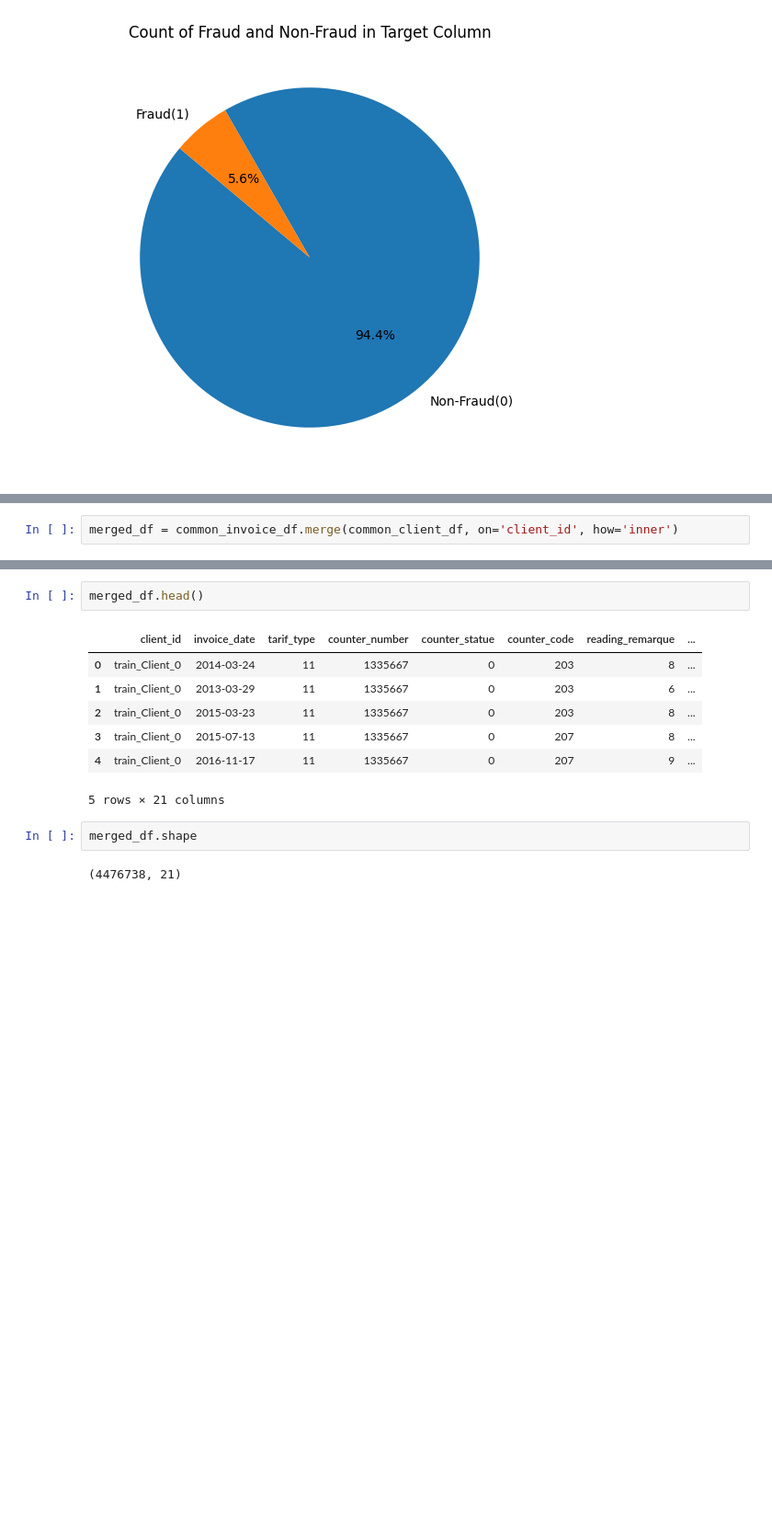
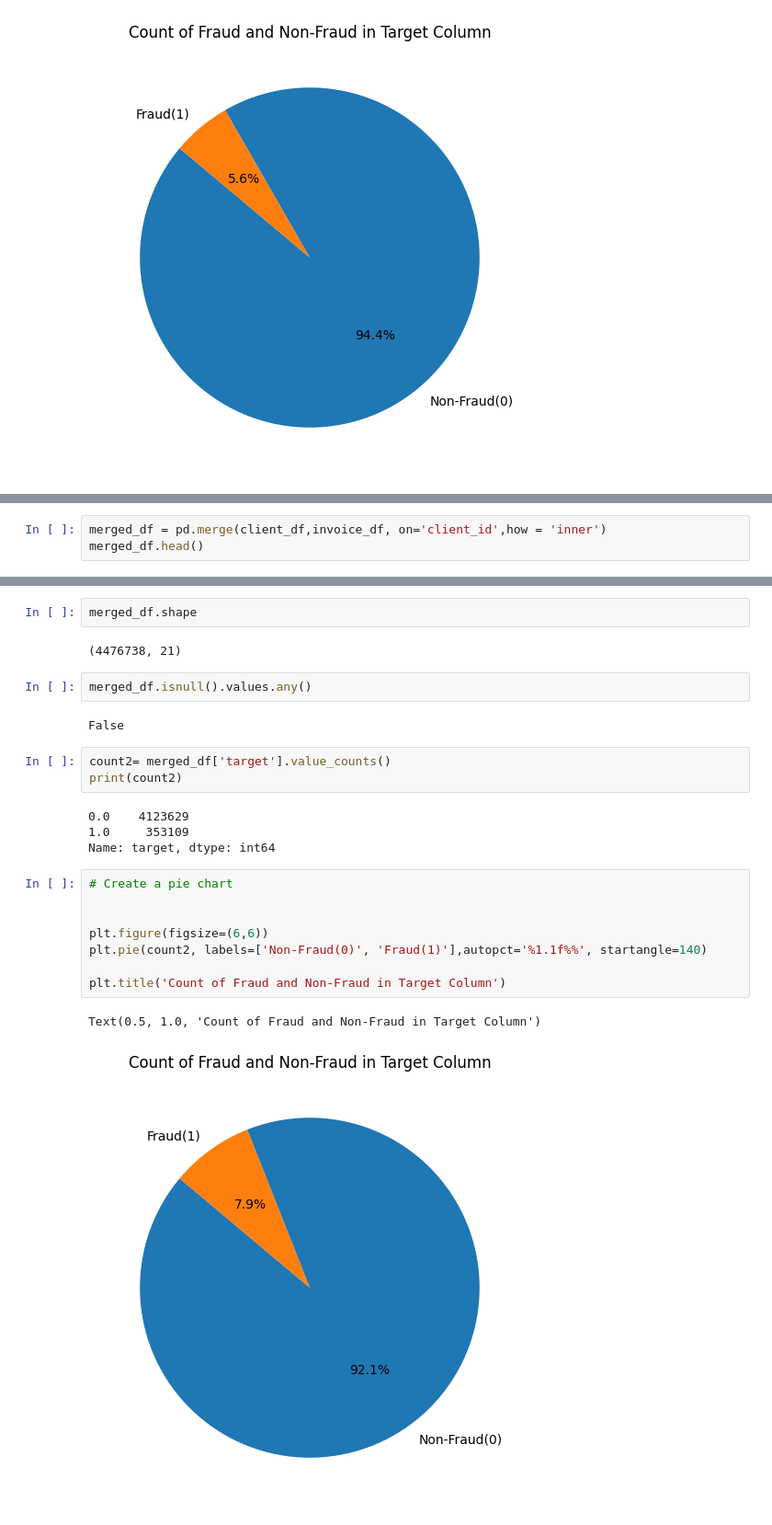
Before and after one commit to mariagichomo/Fraud-detection, a Jupyter notebook: Fraud_detection_pynb.ipynb, the cells around one changed output, grey strips where cells are left out. Shown: that part at 92% size. Saved outputs shown, nothing was run; the diff lists cells and outputs as text; blank space fills up the shorter version.

```diff
--- a/Fraud_detection_pynb.ipynb
+++ b/Fraud_detection_pynb.ipynb
@@ -174,2 +173,3 @@ common_invoice_df = invoice_df[invoice_df['client_id'].isin(common_clients)]
 # %%
-merged_df = common_invoice_df.merge(common_client_df, on='client_id', how='inner')
+merged_df = pd.merge(client_df,invoice_df, on='client_id',how = 'inner')
+merged_df.head()
@@ -176,14 +184,26 @@ merged_df = common_invoice_df.merge(common_client_df, on='client_id', how='inner
-# %%
-merged_df.head()
-# %% [output]
-|  | client_id | invoice_date | tarif_type | counter_number | counter_statue | counter_code | reading_remarque | ... |
-| 0 | train_Client_0 | 2014-03-24 | 11 | 1335667 | 0 | 203 | 8 | ... |
-| 1 | train_Client_0 | 2013-03-29 | 11 | 1335667 | 0 | 203 | 6 | ... |
-| 2 | train_Client_0 | 2015-03-23 | 11 | 1335667 | 0 | 203 | 8 | ... |
-| 3 | train_Client_0 | 2015-07-13 | 11 | 1335667 | 0 | 207 | 8 | ... |
-| 4 | train_Client_0 | 2016-11-17 | 11 | 1335667 | 0 | 207 | 9 | ... |
-5 rows × 21 columns
 # %%
 merged_df.shape
 # %% [output]
 (4476738, 21)
+# %%
+merged_df.isnull().values.any()
+# %% [output]
+False
+# %%
+count2= merged_df['target'].value_counts()
+print(count2)
+# %% [output]
+0.0    4123629
+1.0     353109
+Name: target, dtype: int64
+# %%
+# Create a pie chart
+
+
+plt.figure(figsize=(6,6))
+plt.pie(count2, labels=['Non-Fraud(0)', 'Fraud(1)'],autopct='%1.1f%%', startangle=140)
+
+plt.title('Count of Fraud and Non-Fraud in Target Column')
+# %% [output]
+Text(0.5, 1.0, 'Count of Fraud and Non-Fraud in Target Column')
+[figure, added]
```
Also changed, not shown: parts of 4 cells of this notebook.
